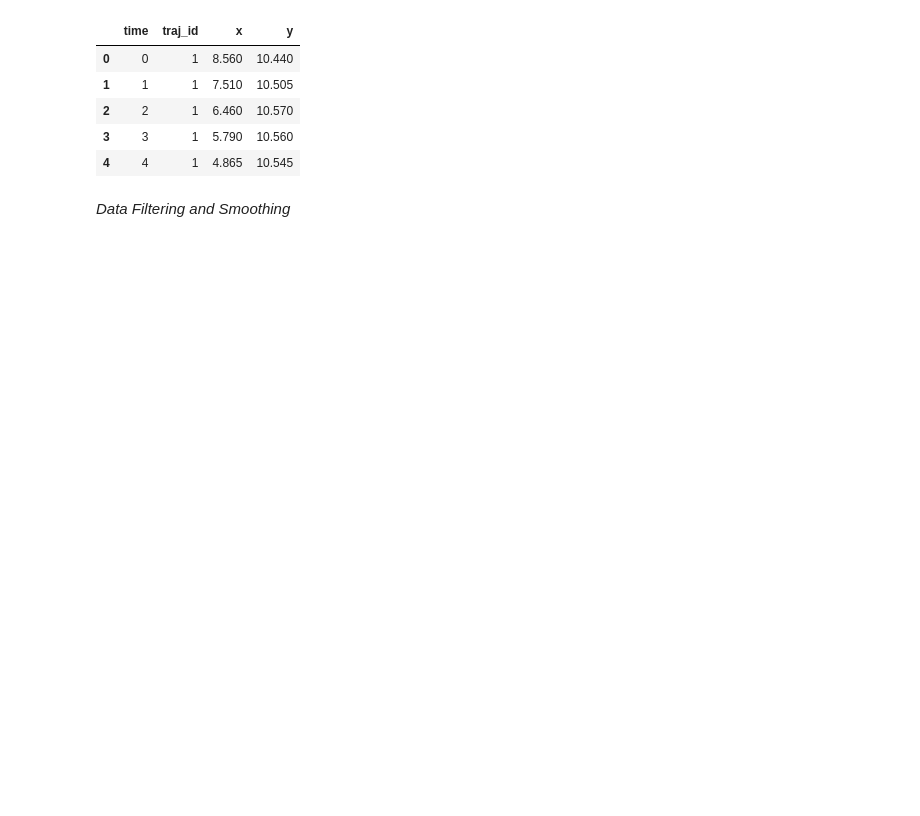
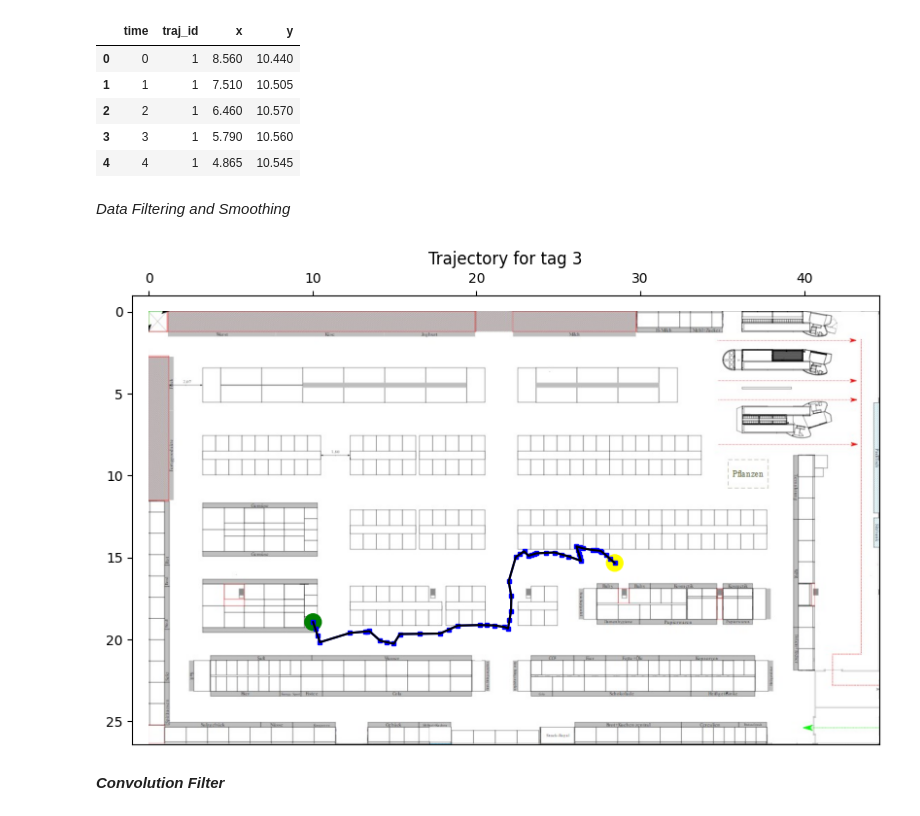
Before and after one commit to uzairrj/Thesis, a Jupyter notebook: FilteredDataAnalysis.ipynb, the cells around one changed output. Drawn from its saved outputs; the diff is of its cells as text; code cells hidden in the pictures; blank space fills up the shorter version.

Commit message:
Data smooth added and its trajetories

```diff
--- a/FilteredDataAnalysis.ipynb
+++ b/FilteredDataAnalysis.ipynb
@@ -29,6 +33,32 @@ def putBgStoreImage(ax, plotFunc = None):
 
     ax.set_xlim(bg_store_img_metadata["x_lim"])
     ax.set_ylim(bg_store_img_metadata["y_lim"])
+# %%
+def getTrajectory(traj_data):
+    traj_data = traj_data.sort_values(by="time")
+
+    fig,ax = plt.subplots(figsize=(12,6))
+    putBgStoreImage(ax)
+
+    start = traj_data.iloc[0]
+    end = traj_data.iloc[-1]
+
+
+
+
+    square, = ax.plot(traj_data.x, traj_data.y, color = 'blue', marker = 's', markersize=3 )
+    ax.plot(traj_data['x'], traj_data['y'], color = 'black',  markersize=0.5)
+
+
+
+    circle_start = plt.Circle((start["x"],start["y"]), 0.5, color="green")
+    circle_end = plt.Circle((end["x"],end["y"]), 0.5, color="yellow")
+
+    ax.add_patch(circle_start)
+    ax.add_patch(circle_end)
+
+    ax.set_title(f'Trajectory for tag {traj_data.traj_id.iloc[0]}')
+    plt.show()
 # %%
 def trajectoryAnimation(traj_data):
     traj_data = traj_data.sort_values(by="time")
@@ -57,2 +87,8 @@ trajectoryAnimation(df[df.traj_id == 1])
 # %% [markdown]
 *Data Filtering and Smoothing*
+# %%
+getTrajectory(df[df.traj_id == 3])
+# %% [output]
+[figure, added]
+# %% [markdown]
+***Convolution Filter***
```
Also changed, not shown: parts of 6 cells of this notebook, 1 other file.
